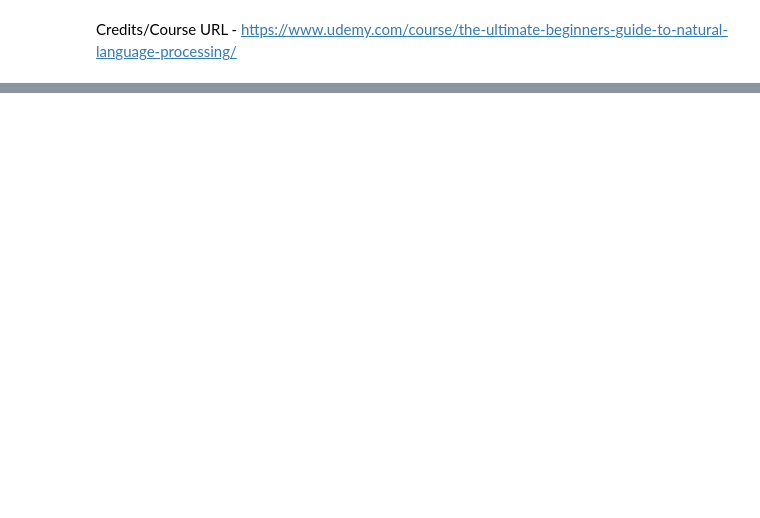
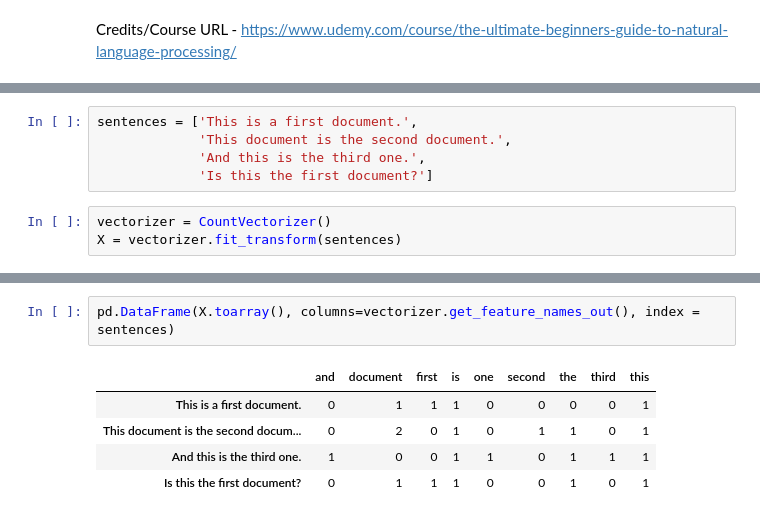
Before and after one commit to lavkushsingh31/NLP_Codes, a Jupyter notebook: Practice Udemy - Introduction to NLP III.ipynb, the cells around one changed output, grey strips where cells are left out. Saved outputs shown, nothing was run; the diff lists cells and outputs as text; blank space fills up the shorter version.

```diff
--- a/Practice Udemy - Introduction to NLP III.ipynb
+++ b/Practice Udemy - Introduction to NLP III.ipynb
@@ -2,0 +137,8 @@ Credits/Course URL - https://www.udemy.com/course/the-ultimate-beginners-guide-t
+# %%
+sentences = ['This is a first document.',
+             'This document is the second document.',
+             'And this is the third one.',
+             'Is this the first document?']
+# %%
+vectorizer = CountVectorizer()
+X = vectorizer.fit_transform(sentences)
@@ -2,0 +156,8 @@ Credits/Course URL - https://www.udemy.com/course/the-ultimate-beginners-guide-t
+# %%
+pd.DataFrame(X.toarray(), columns=vectorizer.get_feature_names_out(), index = sentences)
+# %% [output]
+|  | and | document | first | is | one | second | the | third | this |
+| This is a first document. | 0 | 1 | 1 | 1 | 0 | 0 | 0 | 0 | 1 |
+| This document is the second docum... | 0 | 2 | 0 | 1 | 0 | 1 | 1 | 0 | 1 |
+| And this is the third one. | 1 | 0 | 0 | 1 | 1 | 0 | 1 | 1 | 1 |
+| Is this the first document? | 0 | 1 | 1 | 1 | 0 | 0 | 1 | 0 | 1 |
```
Also changed, not shown: parts of 47 cells of this notebook.
